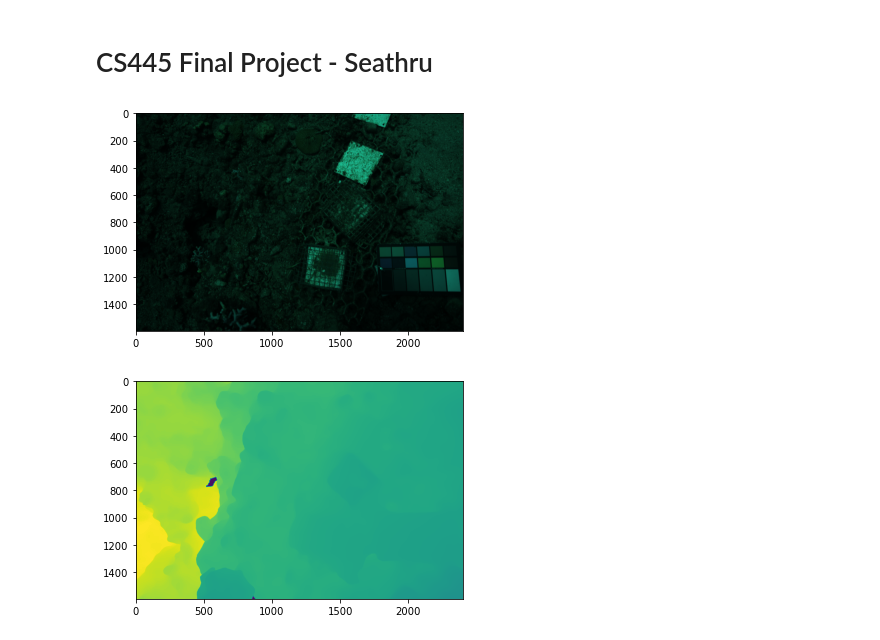
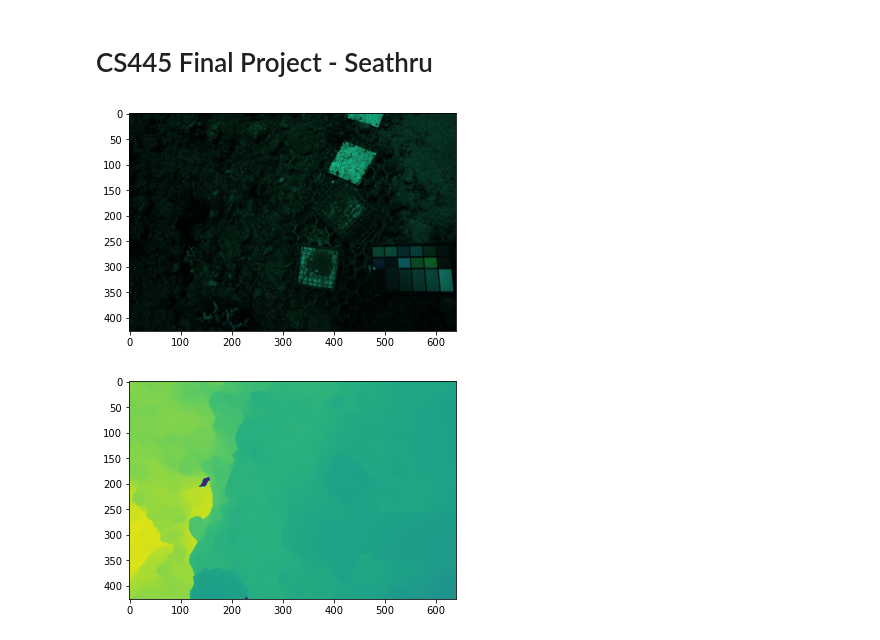
Before and after one commit to Spoon7227/CS445-Project, a Jupyter notebook: seathru.ipynb, the cells around one changed output. Drawn from its saved outputs; the diff is of its cells as text; code cells hidden in the pictures.

Commit message:
depth map

```diff
--- a/seathru.ipynb
+++ b/seathru.ipynb
@@ -20,20 +20,25 @@ from skimage.morphology import closing, opening, erosion, dilation, disk, diamon
 # %%
 # Read Image and Depth file
 
 img = Image.open("samples/img.png")
 raw_depth = Image.open("samples/depth.tif")
+
+size = 640
+
+img.thumbnail((size, size), Image.ANTIALIAS)
+raw_depth.thumbnail((size, size), Image.ANTIALIAS)
 
 img = np.float32(img) / 255.0
 raw_depth = np.array(raw_depth).astype(np.float32)
 
 plt.imshow(img)
 plt.show()
 
 plt.imshow(raw_depth)
 plt.show()
 # %% [output]
-[figure, old version]
+[figure, new version]
-[figure, old version]
+[figure, new version]
 # %%
 # CONSTANTS
 
```
Also changed, not shown: parts of 3 cells of this notebook.
